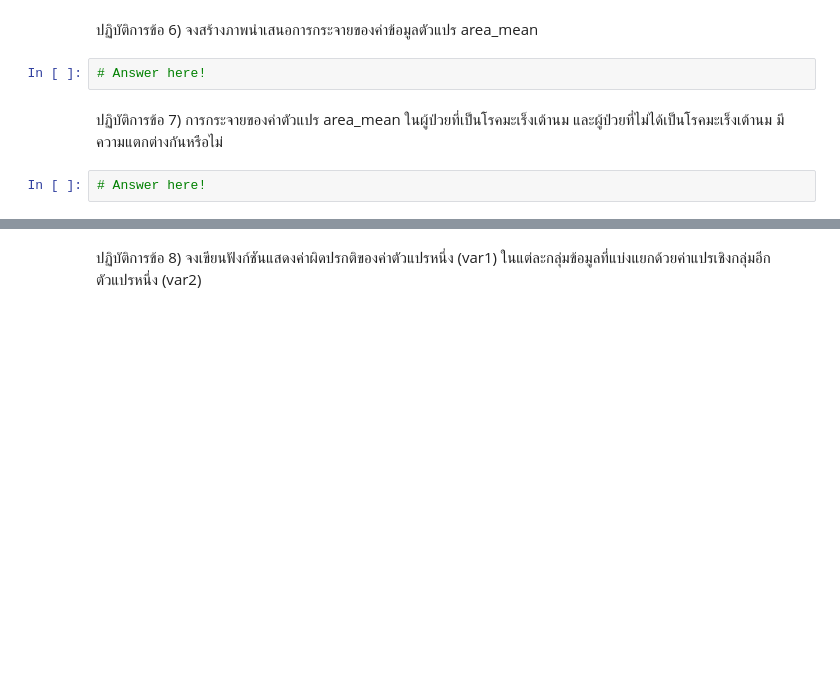
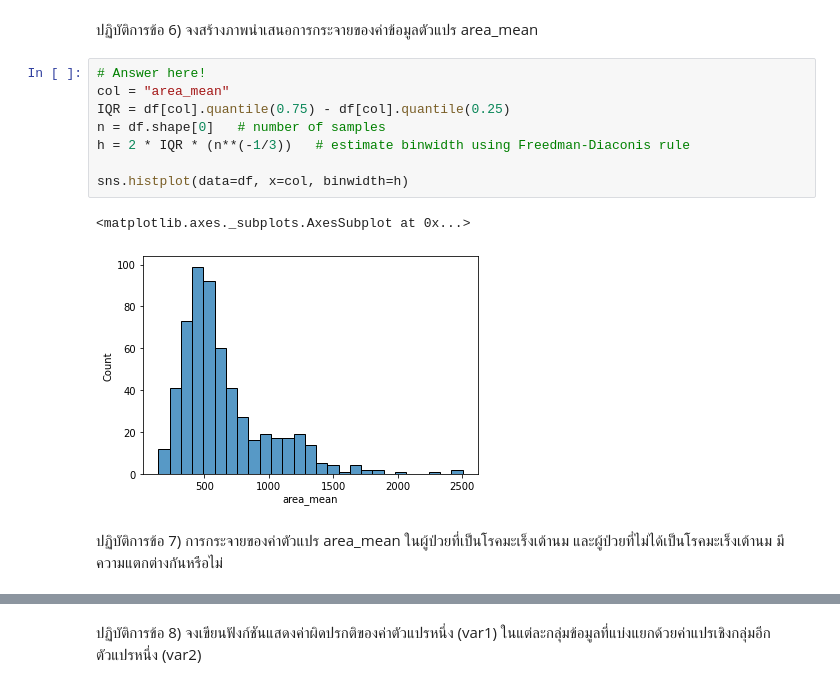
Before and after one commit to tackulus/204426, a Jupyter notebook: Lab_08_610510531.ipynb, the cells around one changed output, grey strips where cells are left out. Drawn from its saved outputs; the diff is of its cells as text; blank space fills up the shorter version.

```diff
--- a/Lab_08_610510531.ipynb
+++ b/Lab_08_610510531.ipynb
@@ -88,8 +189,15 @@ sns.violinplot(data=df, x="diagnosis",y='radius_mean')
 # %% [markdown]
 ปฏิบัติการข้อ 6) จงสร้างภาพนำเสนอการกระจายของค่าข้อมูลตัวแปร area_mean
-# %%
-# Answer here!
+# %%
+# Answer here!
+col = "area_mean"
+IQR = df[col].quantile(0.75) - df[col].quantile(0.25)
+n = df.shape[0]   # number of samples
+h = 2 * IQR * (n**(-1/3))   # estimate binwidth using Freedman-Diaconis rule
+
+sns.histplot(data=df, x=col, binwidth=h)
+# %% [output]
+<matplotlib.axes._subplots.AxesSubplot at 0x...>
+[figure, added]
 # %% [markdown]
 ปฏิบัติการข้อ 7) การกระจายของค่าตัวแปร area_mean ในผู้ป่วยที่เป็นโรคมะเร็งเต้านม และผู้ป่วยที่ไม่ได้เป็นโรคมะเร็งเต้านม มีความแตกต่างกันหรือไม่
-# %%
-# Answer here!
```
Also changed, not shown: parts of 21 cells of this notebook.
